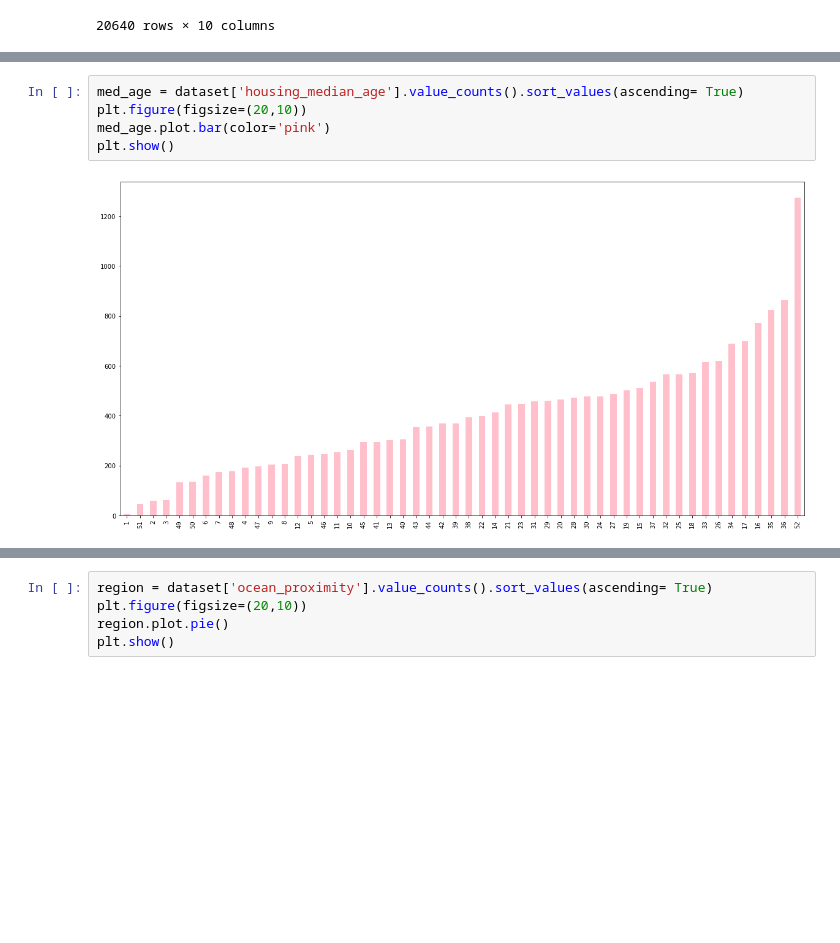
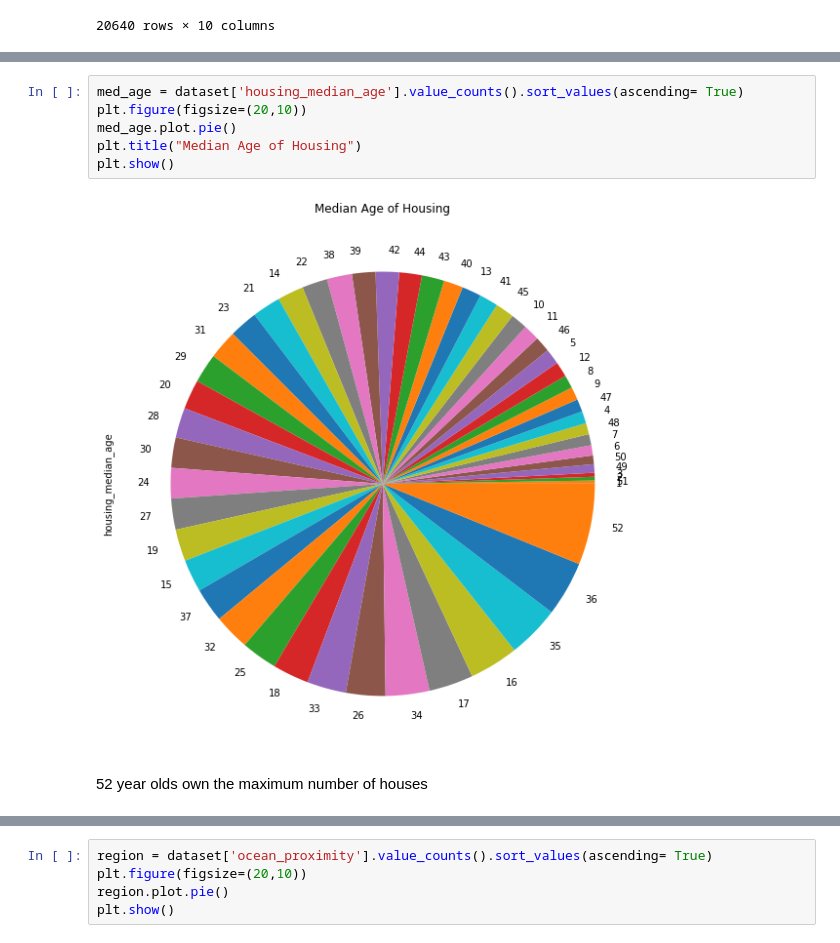
Before and after one commit to vinnovateit/VIIT_Team_MNIST, a Jupyter notebook: priyanka/HOUSING_DATASET/California Housing Prices.ipynb, the cells around one changed output, grey strips where cells are left out. Cells and saved outputs as stored; diff of their text form; blank space fills up the shorter version.

```diff
--- a/priyanka/HOUSING_DATASET/California Housing Prices.ipynb
+++ b/priyanka/HOUSING_DATASET/California Housing Prices.ipynb
@@ -204,8 +220,11 @@ Text(0, 0.5, 'latitude')
 # %%
 med_age = dataset['housing_median_age'].value_counts().sort_values(ascending= True)
 plt.figure(figsize=(20,10))
-med_age.plot.bar(color='pink')
+med_age.plot.pie()
+plt.title("Median Age of Housing")
 plt.show()
 # %% [output]
-[figure, old version]
+[figure, new version]
+# %% [markdown]
+52 year olds own the maximum number of houses
 # %%
```
Also changed, not shown: parts of 33 cells of this notebook.
